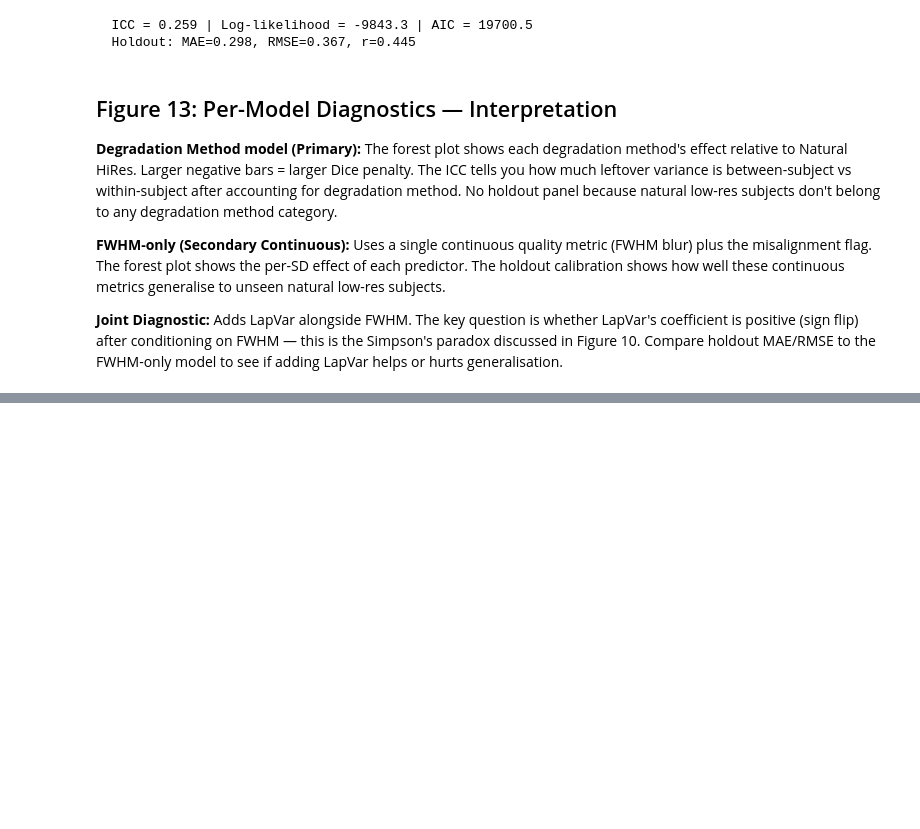
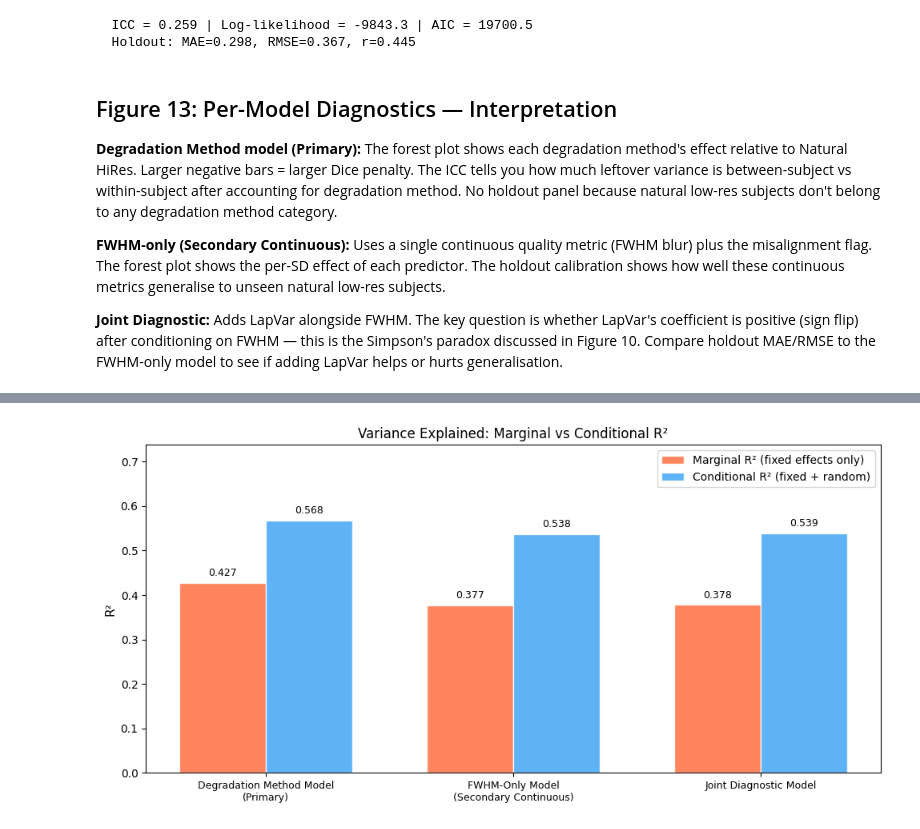
Before and after one commit to the-brAIn-lab/Lesion_Mapping, a Jupyter notebook: ARC_ATLAS_Combined/ARC_ATLAS_Train_v3/ARC_ATLAS_Test_v3_Mixed_Effect_Model_v2.ipynb, the cells around one changed output, grey strips where cells are left out. Drawn from its saved outputs; the diff is of its cells as text; code cells hidden in the pictures; blank space fills up the shorter version.

```diff
--- a/ARC_ATLAS_Combined/ARC_ATLAS_Train_v3/ARC_ATLAS_Test_v3_Mixed_Effect_Model_v2.ipynb
+++ b/ARC_ATLAS_Combined/ARC_ATLAS_Train_v3/ARC_ATLAS_Test_v3_Mixed_Effect_Model_v2.ipynb
@@ -2836,0 +2847,87 @@ MAE/RMSE to the FWHM-only model to see if adding LapVar helps or hurts generalis
+# %%
+# === Marginal & Conditional R² (Nakagawa & Schielzeth) for all 3 models ===
+# Marginal R²  = var(fixed predictions) / var(fixed predictions) + var(random) + var(residual)
+# Conditional R² = (var(fixed) + var(random)) / (var(fixed) + var(random) + var(residual))
+
+r2_rows = []
+for model_name in ["Degradation Method", "FWHM-only", "Joint diagnostic"]:
+    result = compare_results[model_name]
+    info = _MODEL_DISPLAY[model_name]
+
+    # Variance of fixed-effects predictions (on training data)
+    # Fixed-effects-only prediction via design matrix
+    fe_vals = np.array(result.model.exog @ result.fe_params, dtype=float)
+    var_fixed = float(np.var(fe_vals))
+
+    # Random-effect variance (subject intercept)
+    var_random = float(result.cov_re.iloc[0, 0]) if hasattr(result, "cov_re") else 0.0
+
+    # Residual variance
+    var_resid = float(result.scale)
+
+    # Nakagawa R²
+    var_total = var_fixed + var_random + var_resid
+    r2_marginal = var_fixed / var_total
+    r2_conditional = (var_fixed + var_random) / var_total
+
+    r2_rows.append({
+        "Model": info["title"],
+        "Marginal R²": round(r2_marginal, 4),
+        "Conditional R²": round(r2_conditional, 4),
+        "Gap (random effect)": round(r2_conditional - r2_marginal, 4),
+        "ICC": round(var_random / (var_random + var_resid), 4),
+        "AIC": round(float(result.aic), 1),
+    })
+
+r2_df = pd.DataFrame(r2_rows).set_index("Model")
+print("Marginal & Conditional R² (Nakagawa & Schielzeth, 2013):")
+print("  Marginal  = variance explained by fixed effects only")
+print("  Conditional = variance explained by fixed + random effects")
+print()
+display(r2_df)
+
+# ---- Bar chart ----
+fig, ax = plt.subplots(figsize=(10, 5))
+x = np.arange(len(r2_df))
+w = 0.35
+bars1 = ax.bar(x - w/2, r2_df["Marginal R²"], w, label="Marginal R² (fixed effects only)",
+               color="#FF7043", alpha=0.85, edgecolor="white")
+bars2 = ax.bar(x + w/2, r2_df["Conditional R²"], w, label="Conditional R² (fixed + random)",
+               color="#42A5F5", alpha=0.85, edgecolor="white")
+
+ax.set_xticks(x)
+ax.set_xticklabels([n.replace(" (", "\n(") for n in r2_df.index], fontsize=9)
+ax.set_ylabel("R²", fontsize=11)
+ax.set_title("Variance Explained: Marginal vs Conditional R²", fontsize=12)
+ax.legend(fontsize=10, loc="upper right")
+ax.set_ylim(0, min(1.0, r2_df["Conditional R²"].max() * 1.3))
+
+# Annotate bars
+for bar in bars1:
+    ax.text(bar.get_x() + bar.get_width()/2, bar.get_height() + 0.01,
+            f"{bar.get_height():.3f}", ha="center", va="bottom", fontsize=9)
+for bar in bars2:
+    ax.text(bar.get_x() + bar.get_width()/2, bar.get_height() + 0.01,
+            f"{bar.get_height():.3f}", ha="center", va="bottom", fontsize=9)
+
+plt.tight_layout()
+plt.savefig(SAVE_DIR / "fig14_marginal_conditional_r2.png", dpi=150, bbox_inches="tight")
+plt.show()
+
+# ---- Per-model interpretation ----
+for _, row in r2_df.iterrows():
+    name = row.name
+    mr2 = row["Marginal R²"]
+    cr2 = row["Conditional R²"]
+    gap = row["Gap (random effect)"]
+    print(f"{name}:")
+    print(f"  Fixed effects explain {mr2*100:.1f}% of logit(Dice) variance.")
+    print(f"  Adding subject random intercepts brings this to {cr2*100:.1f}% (+{gap*100:.1f}pp from knowing which subject).")
+    if mr2 > 0.4:
+        print(f"  -> Strong fixed-effect explanatory power.")
+    elif mr2 > 0.2:
+        print(f"  -> Moderate fixed-effect explanatory power.")
+    else:
+        print(f"  -> Weak fixed-effect explanatory power; most variance is subject-level or residual.")
+    print()
+# %% [output]
@@ -2836,0 +2942 @@ MAE/RMSE to the FWHM-only model to see if adding LapVar helps or hurts generalis
+[figure, added]
```
Also changed, not shown: parts of 3 cells of this notebook, 8 other files.
